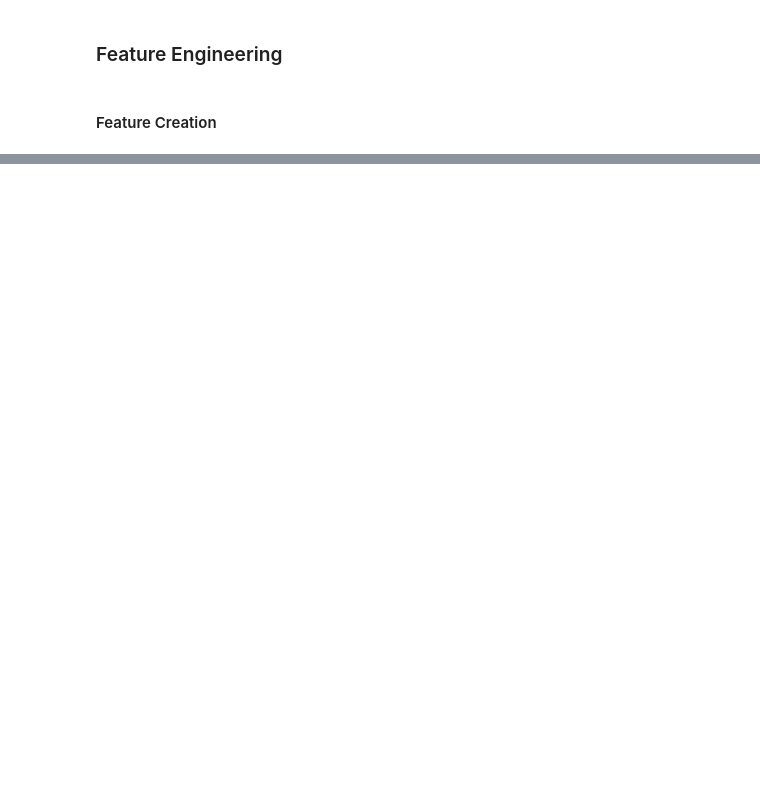
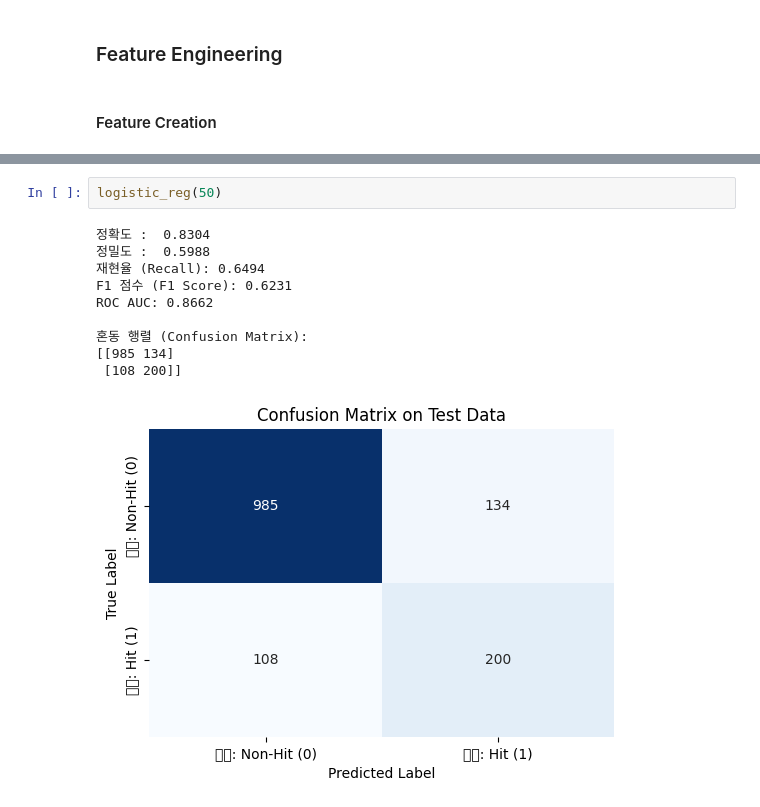
Before and after one commit to orion-gz/DataScience-Term-Project, a Jupyter notebook: Data_Science_Term_Project.ipynb, the cells around one changed output, grey strips where cells are left out. Cells and saved outputs as stored; diff of their text form; blank space fills up the shorter version.

```diff
--- a/Data_Science_Term_Project.ipynb
+++ b/Data_Science_Term_Project.ipynb
@@ -1613,0 +1955,13 @@ dtype: int64
+# %%
+logistic_reg(50)
+# %% [output]
+정확도 :  0.8304
+정밀도 :  0.5988
+재현율 (Recall): 0.6494
+F1 점수 (F1 Score): 0.6231
+ROC AUC: 0.8662
+
+혼동 행렬 (Confusion Matrix):
+[[985 134]
+ [108 200]]
+[figure, added]
```
Also changed, not shown: parts of 50 cells of this notebook.
